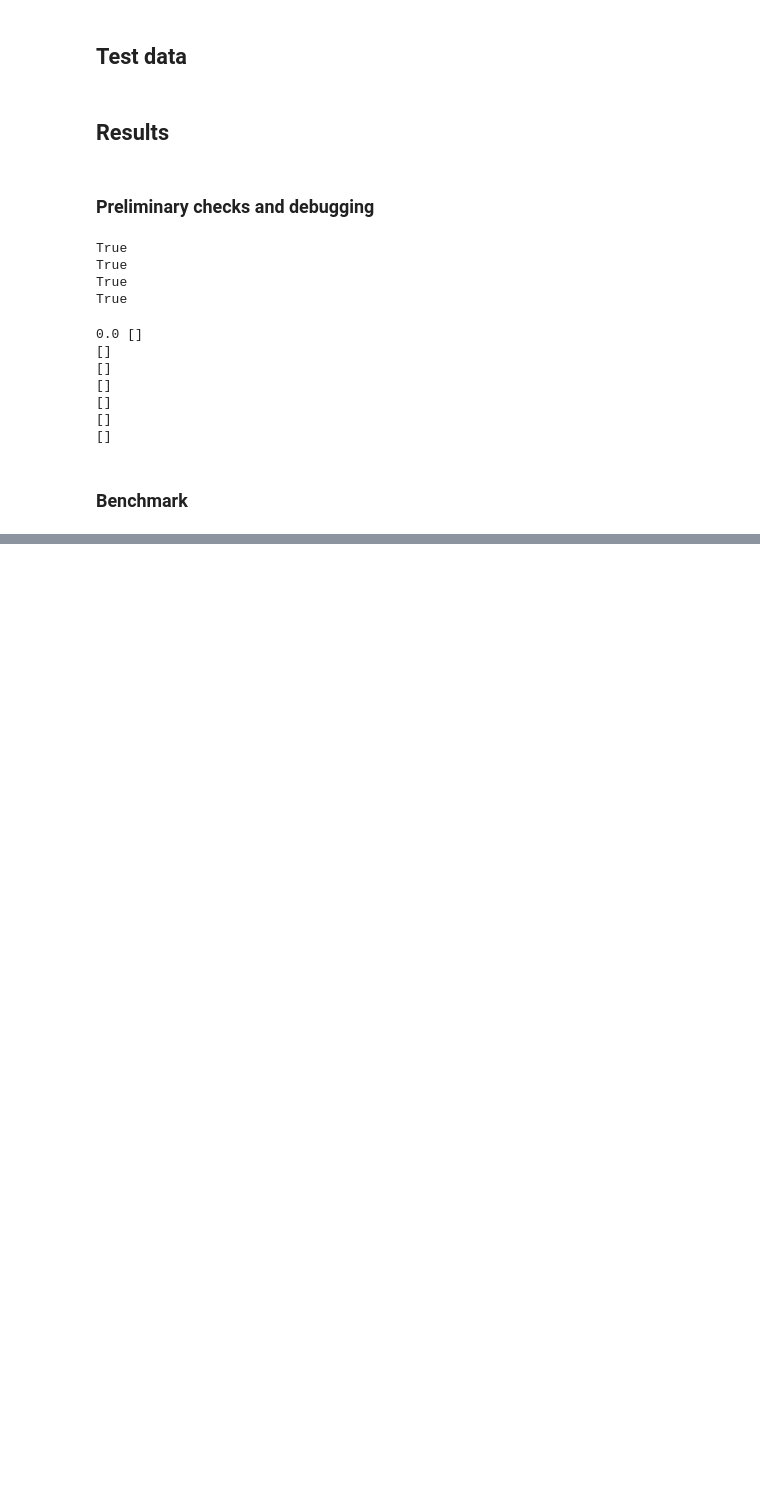
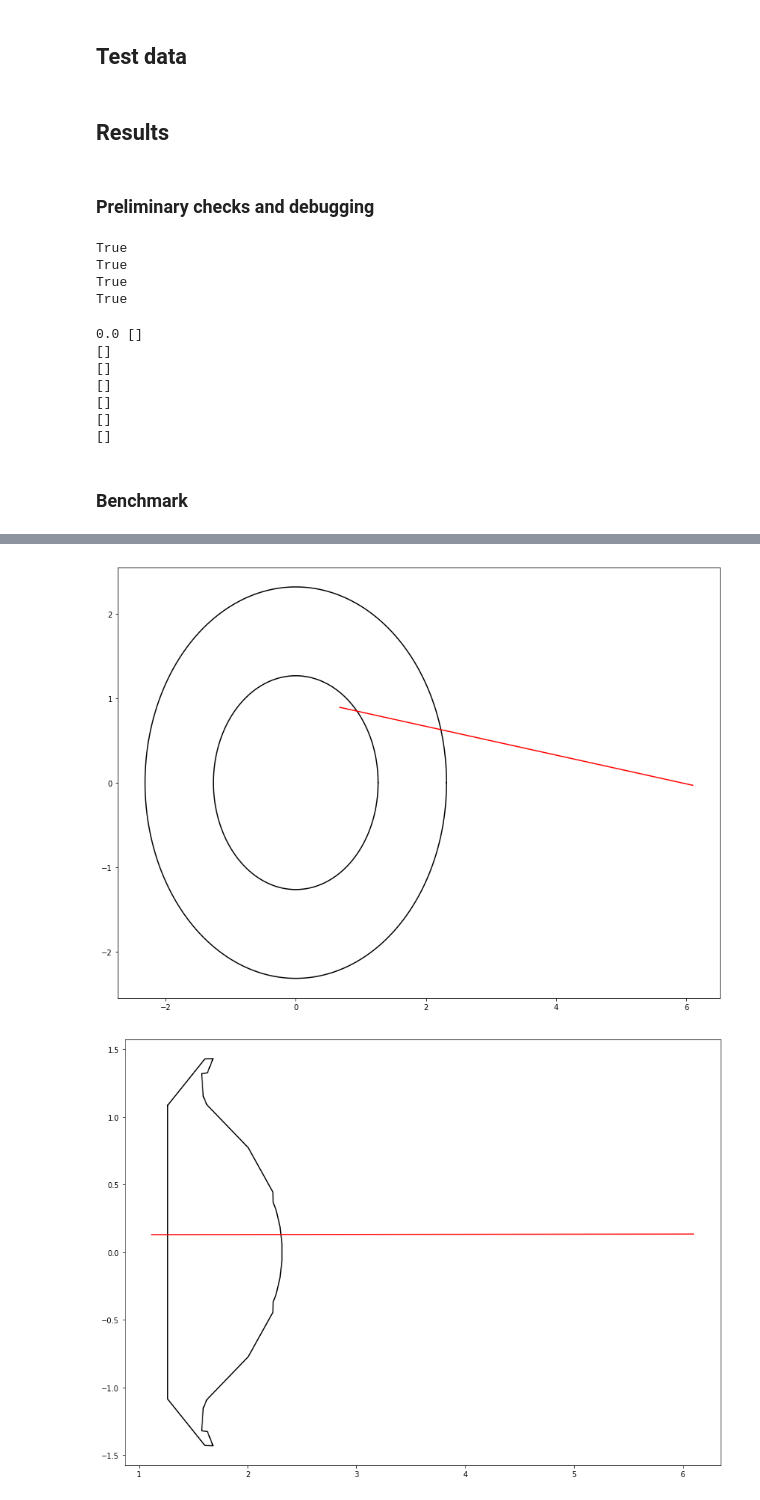
Before and after one commit to ToFuProject/tofu, a Jupyter notebook: Notes_Upgrades/Optimize_LOSInOut/Optimizing_LOS_torus-intersection_computation.ipynb, the cells around one changed output, grey strips where cells are left out. Saved outputs shown, nothing was run; the diff lists cells and outputs as text; code cells hidden in the pictures; blank space fills up the shorter version.

```diff
--- a/Notes_Upgrades/Optimize_LOSInOut/Optimizing_LOS_torus-intersection_computation.ipynb
+++ b/Notes_Upgrades/Optimize_LOSInOut/Optimizing_LOS_torus-intersection_computation.ipynb
@@ -923,0 +882,28 @@ plt.gcf().savefig('./Fig_IPyNb_Stats_Cython_Last.png')
+# %%
+VPoly = np.array([[ 1.26499999,  1.26499999,  1.60800004 , 1.68299997,  1.63100004 , 1.57799995 ,
+   1.59300005  ,1.62600005,  2.00600004,  2.23300004  ,2.2349999  , 2.26300001 ,
+   2.2980001 ,  2.31599998 , 2.31599998 , 2.2980001 ,  2.26300001 , 2.2349999,
+   2.23300004  ,2.00600004 , 1.62600005 , 1.59300005  ,1.57799995 , 1.63100004   ,
+   1.68299997  ,1.60800004 , 1.26499999]    ,
+ [ 1.08500004, -1.08500004, -1.42900002, -1.43099999, -1.32599997, -1.32000005 ,
+  -1.153  ,    -1.09000003, -0.773   ,   -0.44400001 ,-0.36899999 ,-0.31  ,     -0.189 ,
+  -0.062   ,    0.062     ,  0.189  ,     0.31       , 0.36899999 , 0.44400001   ,
+   0.773   ,    1.09000003 , 1.153   ,    1.32000005 , 1.32599997 , 1.43099999  ,
+   1.42900002 , 1.08500004]])
+
+VIn = np.array([[ 1. ,         0.70813522 , 0.02665687, -0.89612787 ,-0.1124874 , -0.99599034   ,
+  -0.88583147, -0.64058188 ,-0.82309181, -0.99964469, -0.90342508, -0.96061987  ,
+  -0.99010493, -1.         ,-0.99010493, -0.96061987, -0.90342508, -0.99964469   ,
+  -0.82309181 ,-0.64058188 ,-0.88583147, -0.99599034, -0.1124874 , -0.89612787  ,
+   0.02665687 , 0.70813522]   ,
+ [ 0.       ,   0.70607684 , 0.99964464, -0.44379595, -0.99365315,  0.08946081   ,
+   0.46400713 , 0.76788987 , 0.56790833,  0.02665525,  0.42874599 , 0.27786592  ,
+   0.14032896 , 0.        , -0.14032896, -0.27786592 ,-0.42874599, -0.02665525  ,
+  -0.56790833 ,-0.76788987, -0.46400713, -0.08946081,  0.99365315 , 0.44379595 ,
+  -0.99964464 ,-0.70607684]])
+
+#Ds =np.array([[6.098],[-0.03115],[0.134175]])
+Ds = np.array([[6.098],[-0.03115],[0.134175]])
+
+#dus = np.array([[-9.85837500e-01],[1.67701586e-01],[-7.75785190e-04]])
+dus = np.array([[-9.86046458e-01],[1.66470367e-01],[5.86903767e-09]])
@@ -923,0 +960,20 @@ plt.gcf().savefig('./Fig_IPyNb_Stats_Cython_Last.png')
+# %%
+import matplotlib.pyplot as plt
+f = plt.figure(figsize=(14,10))
+ax = f.add_axes([0.1,0.1,0.8,0.8])
+the = np.linspace(0.,2.*np.pi,1000)
+ax.plot(np.nanmin(VPoly[0,:])*np.cos(the), np.nanmin(VPoly[0,:])*np.sin(the),'-k')
+ax.plot(np.nanmax(VPoly[0,:])*np.cos(the), np.nanmax(VPoly[0,:])*np.sin(the),'-k')
+k = 5.5
+ax.plot([Ds[0,0],Ds[0,0]+k*dus[0,0]],[Ds[1,0],Ds[1,0]+k*dus[1,0]], '-r')
+
+f = plt.figure(figsize=(14,10))
+ax = f.add_axes([0.1,0.1,0.8,0.8])
+ax.plot(VPoly[0,:],VPoly[1,:],'-k')
+k = 5.5
+ax.plot([np.hypot(Ds[0,0],Ds[1,0]),np.hypot(Ds[0,0]+k*dus[0,0],Ds[1,0]+k*dus[1,0])],[Ds[2,0],Ds[2,0]+k*dus[2,0]], '-r')
+
+plt.show()
+# %% [output]
+[figure, added]
+[figure, added]
```
Also changed, not shown: parts of 13 cells of this notebook, 23 other files.
